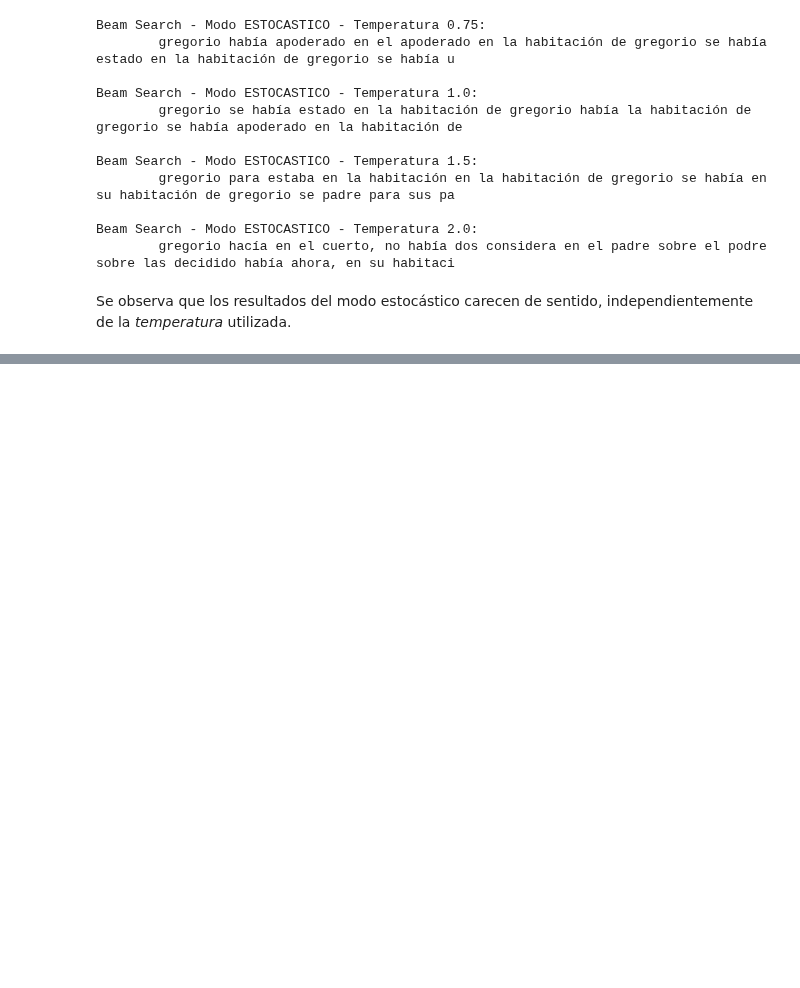
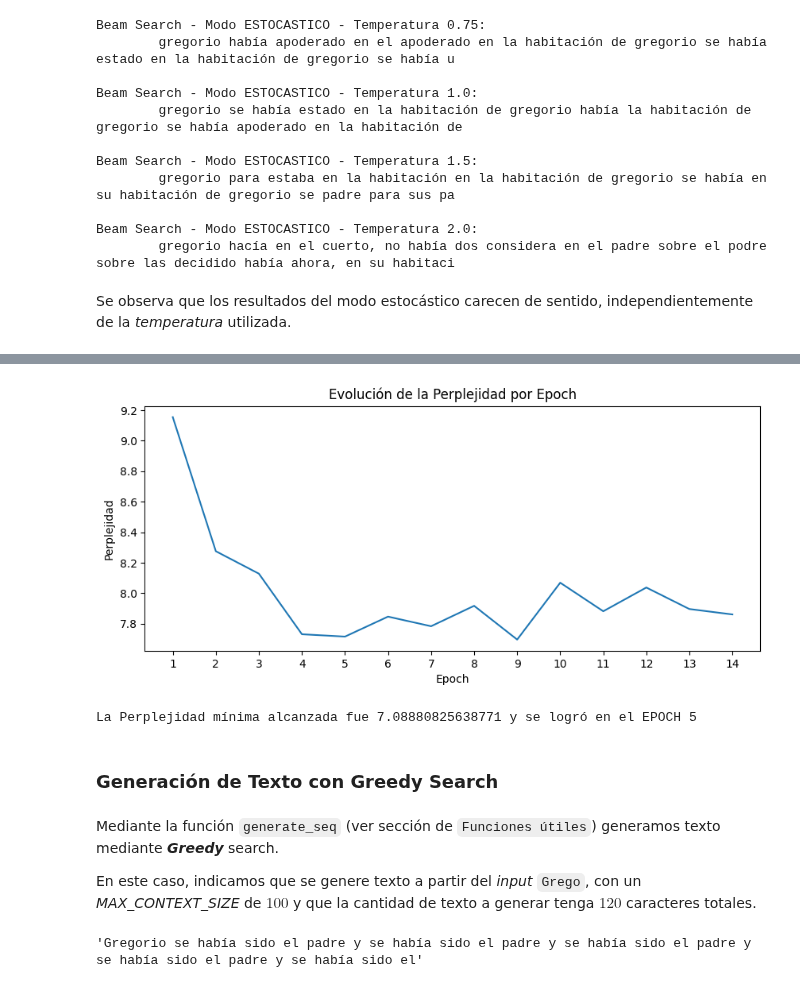
Before and after one commit to gasper-az/procesamiento-lenguaje-natural-desafios, a Jupyter notebook: desafios/desafio_03/desafio_03.ipynb, the cells around one changed output, grey strips where cells are left out. Cells and saved outputs as stored; diff of their text form; code cells hidden in the pictures; blank space fills up the shorter version.

Commit message:
[Desafio 3] Modelo Simple RNN con Embeddings

```diff
--- a/desafios/desafio_03/desafio_03.ipynb
+++ b/desafios/desafio_03/desafio_03.ipynb
@@ -525,0 +570,4 @@ Se observa que los resultados del modo estocástico carecen de sentido, independ
+# %%
+CANT_EPOCHS = 50
+embeddingsRNN_perplexity_history = []
+embeddingsRNN_history = embeddingsRNN.fit(X, y, epochs=CANT_EPOCHS, callbacks=[PplCallback(tokenized_sentences_val, embeddingsRNN_perplexity_history)], batch_size=256)
@@ -525,0 +602,21 @@ Se observa que los resultados del modo estocástico carecen de sentido, independ
+# %%
+epoch_count = range(1, len(embeddingsRNN_perplexity_history) + 1)
+
+plt.figure(figsize=(10, 4))
+sns.lineplot(x=epoch_count, y=embeddingsRNN_perplexity_history)
+plt.xlabel("Epoch")
+plt.ylabel("Perplejidad")
+plt.title("Evolución de la Perplejidad por Epoch")
+plt.xticks(epoch_count)
+plt.show()
+# %% [output]
+[figure, added]
+# %%
+min_perplexity = min(embeddingsRNN_perplexity_history)
+min_idx = embeddingsRNN_perplexity_history.index(min_perplexity)
+
+print(f"La Perplejidad mínima alcanzada fue {min_perplexity} y se logró en el EPOCH {min_idx + 1}")
+# %% [output]
+La Perplejidad mínima alcanzada fue 7.08880825638771 y se logró en el EPOCH 5
+# %% [markdown]
+### Generación de Texto con Greedy Search
@@ -525,0 +625,8 @@ Se observa que los resultados del modo estocástico carecen de sentido, independ
+# %% [markdown]
+Mediante la función `generate_seq` (ver sección de `Funciones útiles`) generamos texto mediante ***Greedy*** search.
+
+En este caso, indicamos que se genere texto a partir del *input* `Grego`, con un *MAX_CONTEXT_SIZE* de $100$ y que la cantidad de texto a generar tenga $120$ caracteres totales.
+# %%
+generate_seq(embeddingsRNN_model, "Grego", MAX_CONTEXT_SIZE, 120)
+# %% [output]
+'Gregorio se había sido el padre y se había sido el padre y se había sido el padre y se había sido el padre y se había sido el'
```
Also changed, not shown: parts of 27 cells of this notebook.
